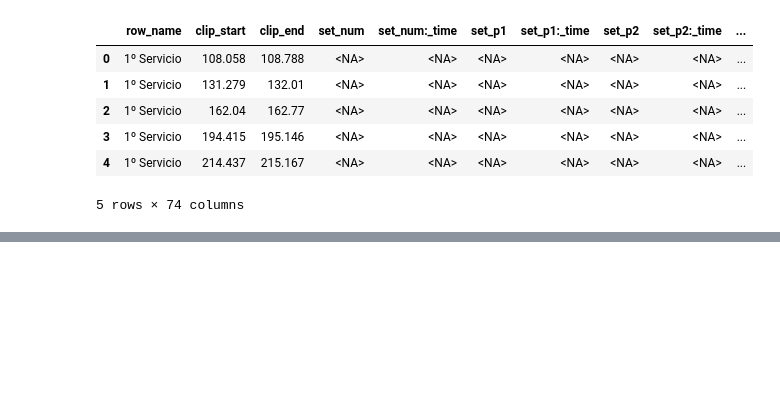
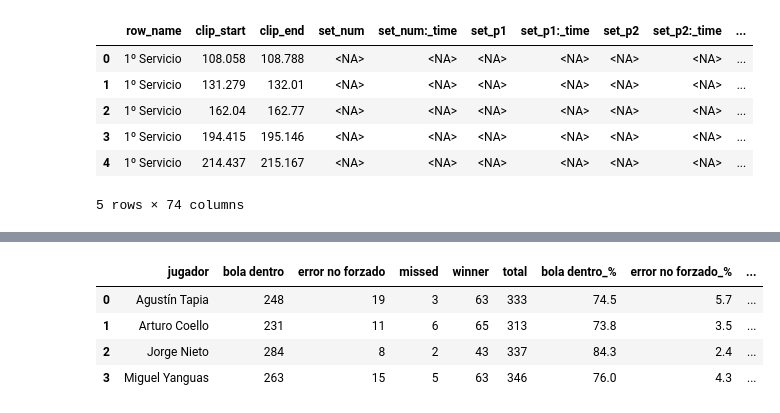
Before and after one commit to pdiazmerchante/TFG_Padel_Recommender, a Jupyter notebook: notebooks/01_exploracion.ipynb, the cells around one changed output, grey strips where cells are left out. Saved outputs shown, nothing was run; the diff lists cells and outputs as text; code cells hidden in the pictures; blank space fills up the shorter version.

```diff
--- a/notebooks/01_exploracion.ipynb
+++ b/notebooks/01_exploracion.ipynb
@@ -251,0 +804,36 @@ pintar_pista_interactiva(df_grande, inicio_x_col, inicio_y_col, fin_x_col, fin_y
+# %%
+
+import pandas as pd
+import matplotlib.pyplot as plt
+
+# Leer el CSV
+df = pd.read_csv("resumen_metricas.csv")
+
+# Crear la figura
+fig, ax = plt.subplots()
+
+# Ocultar los ejes
+ax.axis('off')
+
+# Dibujar la tabla
+tabla = ax.table(cellText=df.values,
+                 colLabels=df.columns,
+                 cellLoc='center',
+                 loc='center')
+
+# Ajustar formato
+tabla.scale(1, 1.5)
+tabla.auto_set_font_size(False)
+tabla.set_fontsize(10)
+
+# Guardar como imagen
+plt.savefig("tabla.png", bbox_inches='tight', dpi=300)
+plt.close()
+# %%
+df
+# %% [output]
+|  | jugador | bola dentro | error no forzado | missed | winner | total | bola dentro_% | error no forzado_% | ... |
+| 0 | Agustín Tapia | 248 | 19 | 3 | 63 | 333 | 74.5 | 5.7 | ... |
+| 1 | Arturo Coello | 231 | 11 | 6 | 65 | 313 | 73.8 | 3.5 | ... |
+| 2 | Jorge Nieto | 284 | 8 | 2 | 43 | 337 | 84.3 | 2.4 | ... |
+| 3 | Miguel Yanguas | 263 | 15 | 5 | 63 | 346 | 76.0 | 4.3 | ... |
```
Also changed, not shown: parts of 14 cells of this notebook, 3 other files.
